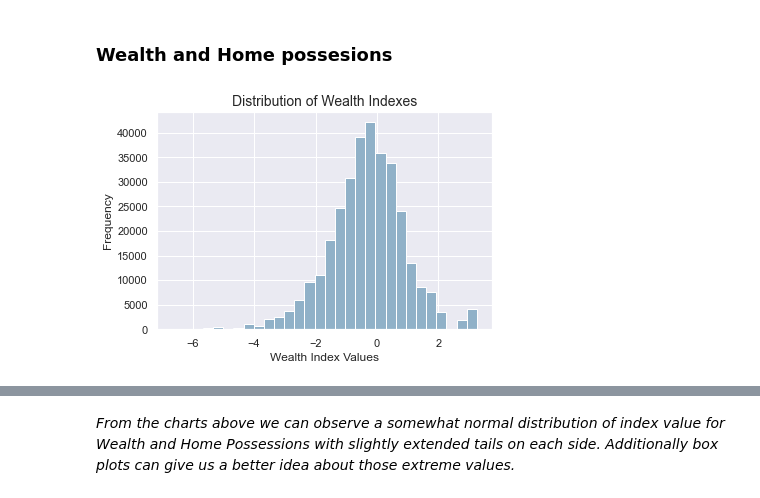
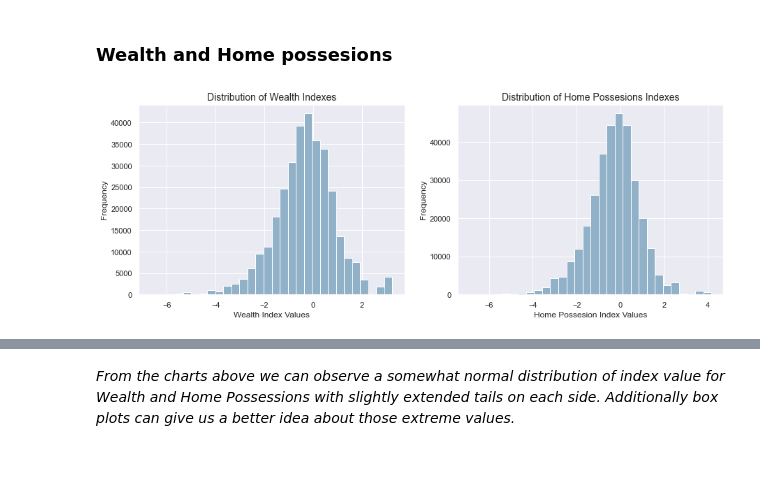
Before and after one commit to AndrejaCH/Exploratory_and_Explanatory_Visualizations, a Jupyter notebook: Data_Exploration.ipynb, the cells around one changed output, grey strips where cells are left out. Cells and saved outputs as stored; diff of their text form; code cells hidden in the pictures; blank space fills up the shorter version.

```diff
--- a/Data_Exploration.ipynb
+++ b/Data_Exploration.ipynb
@@ -614,10 +605,21 @@ From the chart above we can see that both parents have similar education levels.
 # %% [markdown]
 ### Wealth and Home possesions
 # %%
+# Define figure size
+plt.figure(figsize = [15, 5])
+
 # Distribution of Wealth feature
+plt.subplot(1, 2, 1)
 plt.hist(data = df, x = 'Wealth', bins = 30, color = color1, alpha=1);
 plt.ylabel('Frequency')
 plt.xlabel('Wealth Index Values')
 plt.title('Distribution of Wealth Indexes', fontsize=14);
+
+# Histogram for Home_Possessions
+plt.subplot(1, 2, 2)
+plt.hist(data = df, x = 'Home_Possessions', bins = 30, color = color1, alpha=1);
+plt.ylabel('Frequency')
+plt.xlabel('Home Possesion Index Values')
+plt.title('Distribution of Home Possesions Indexes', fontsize=14);
 # %% [output]
-[figure, old version]
+[figure, new version]
```
Also changed, not shown: parts of 83 cells of this notebook.
